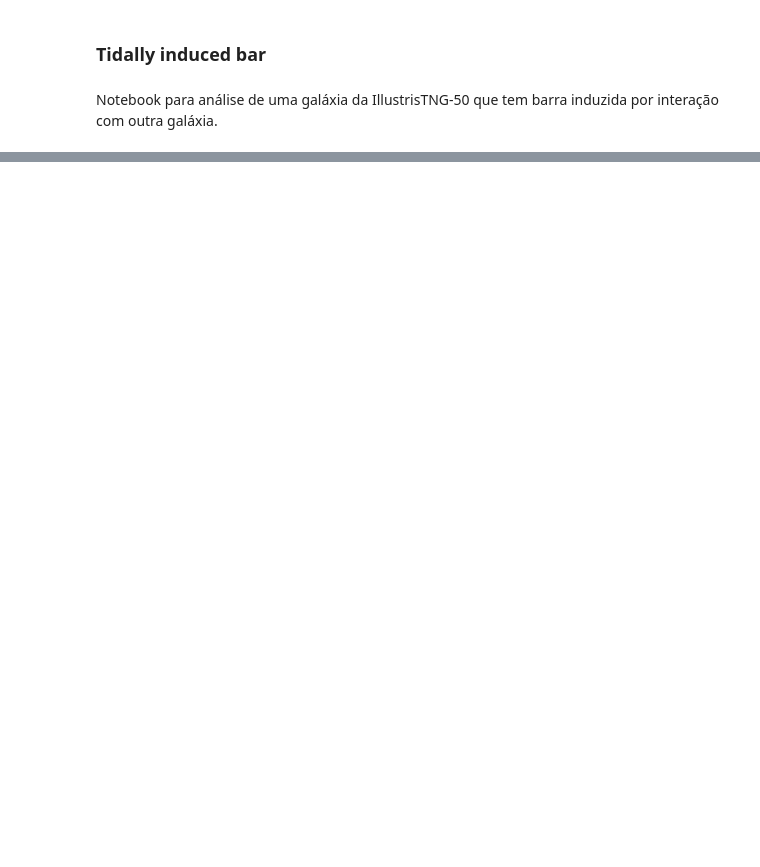
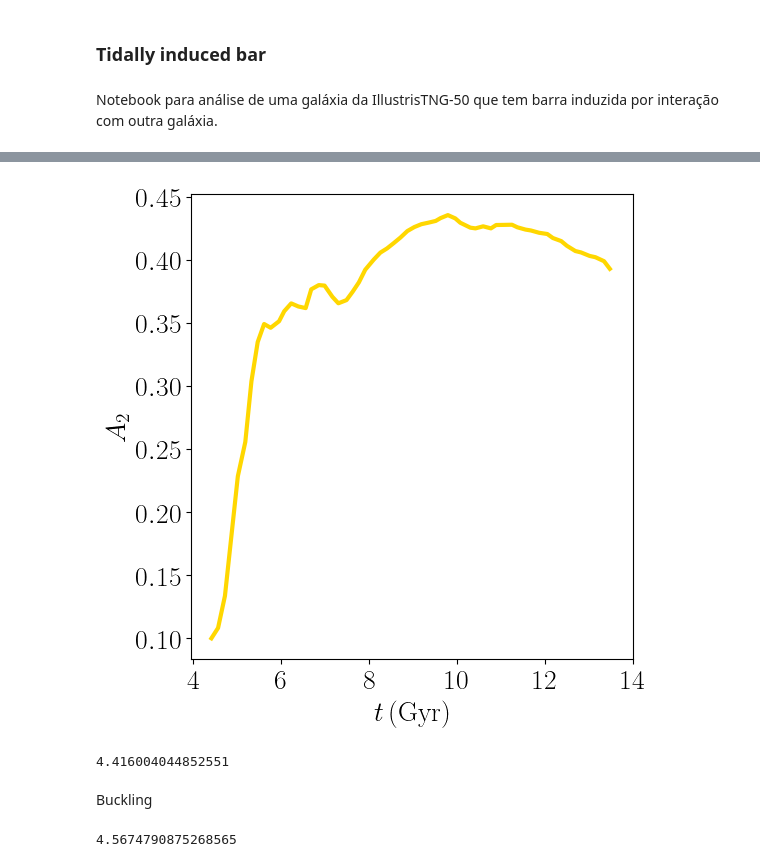
Before and after one commit to AndressaWille/astronomia, a Jupyter notebook: tidally induced bar/bar_strength.ipynb, the cells around one changed output, grey strips where cells are left out. Drawn from its saved outputs; the diff is of its cells as text; code cells hidden in the pictures; blank space fills up the shorter version.

```diff
--- a/tidally induced bar/bar_strength.ipynb
+++ b/tidally induced bar/bar_strength.ipynb
@@ -140,0 +131,19 @@ To do:
+# %%
+A2_smooth_ = savgol_filter(A2, window_length=6, polyorder=3)
+
+plt.figure(figsize=[6,6])
+plt.plot(time[41:], A2_smooth_[41:], color='gold', lw=3)#, label='no wind particles')
+plt.xlabel('$t \, \mathrm{(Gyr)}$')#, fontsize=15)
+plt.ylabel('$A_2$')#, fontsize=15)
+#plt.legend(loc='lower right', frameon=False, fontsize=14)
+plt.xticks([4.0, 6.0, 8.0, 10.0, 12.0, 14.0])
+plt.tight_layout()
+plt.savefig('a2-suave.png')
+# %% [output]
+[figure, added]
+# %%
+time[41]
+# %% [output]
+4.416004044852551
+# %% [markdown]
+Buckling
@@ -140,0 +194,5 @@ To do:
+# %%
+time_b = time_buckling(buckling[41:], time[41:])
+print(time_b)
+# %% [output]
+4.5674790875268565
```
Also changed, not shown: parts of 15 cells of this notebook.
